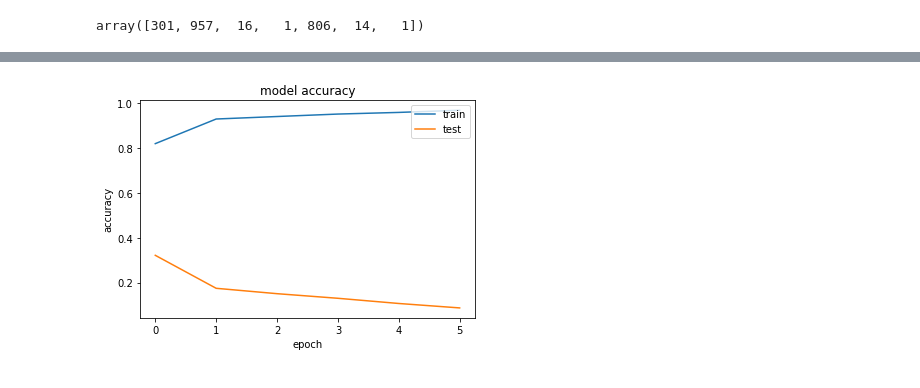
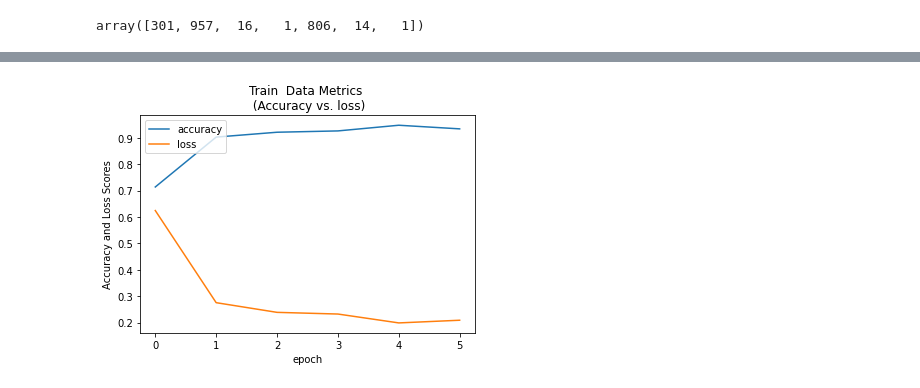
Before and after one commit to charlesharn/Capstone-Project-Astrolab, a Jupyter notebook: sentiment_analysis_RNN_CS_2021_07_21_r1.ipynb, the cells around one changed output, grey strips where cells are left out. Cells and saved outputs as stored; diff of their text form; code cells hidden in the pictures.

```diff
--- a/sentiment_analysis_RNN_CS_2021_07_21_r1.ipynb
+++ b/sentiment_analysis_RNN_CS_2021_07_21_r1.ipynb
@@ -166,7 +166,7 @@ modelRNN = tf.keras.Sequential(
 )
 # %%
 modelRNN.compile(
-    loss=tf.keras.losses.BinaryCrossentropy(from_logits=True),
+    loss=tf.keras.losses.BinaryCrossentropy(from_logits=False, label_smoothing=0),
     optimizer='adam',
     metrics=['accuracy']
 )
@@ -195,13 +202,13 @@ Epoch 6/6
 # %%
 plt.plot(metrics.history['accuracy'])
 plt.plot(metrics.history['loss'])
-plt.title('model accuracy')
-plt.ylabel('accuracy')
+plt.title('Train  Data Metrics \n (Accuracy vs. loss)')
+plt.ylabel('Accuracy and Loss Scores')
 plt.xlabel('epoch')
-plt.legend(['train', 'test'], loc='upper right')
+plt.legend(['accuracy', 'loss'], loc='upper left')
 plt.show()
 # %% [output]
-[figure, old version]
+[figure, new version]
 # %%
 # Check metrics after test (evaluate)
 testLoss, testAccuracy = modelRNN.evaluate(testData)
```
Also changed, not shown: parts of 6 cells of this notebook.
